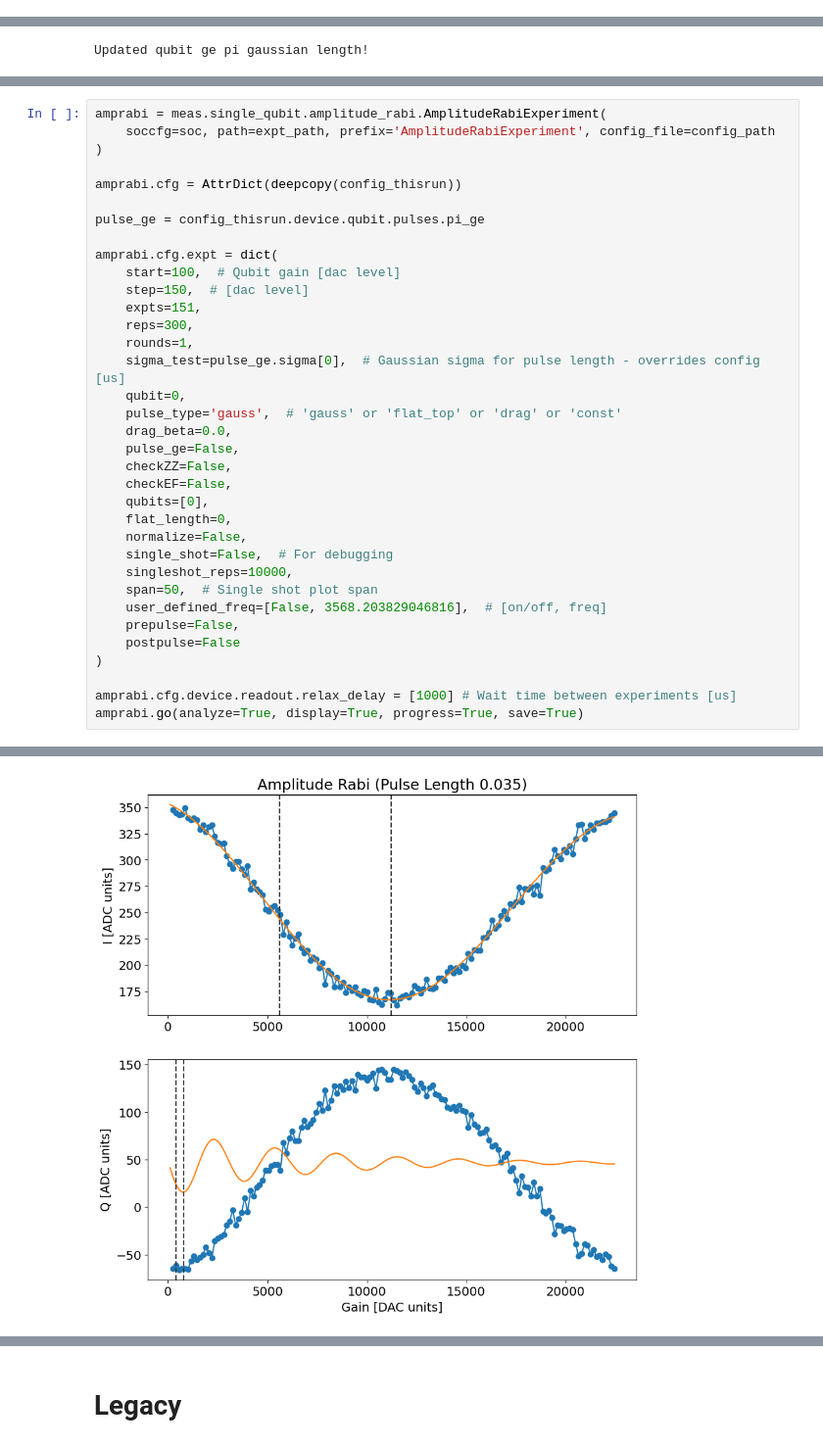
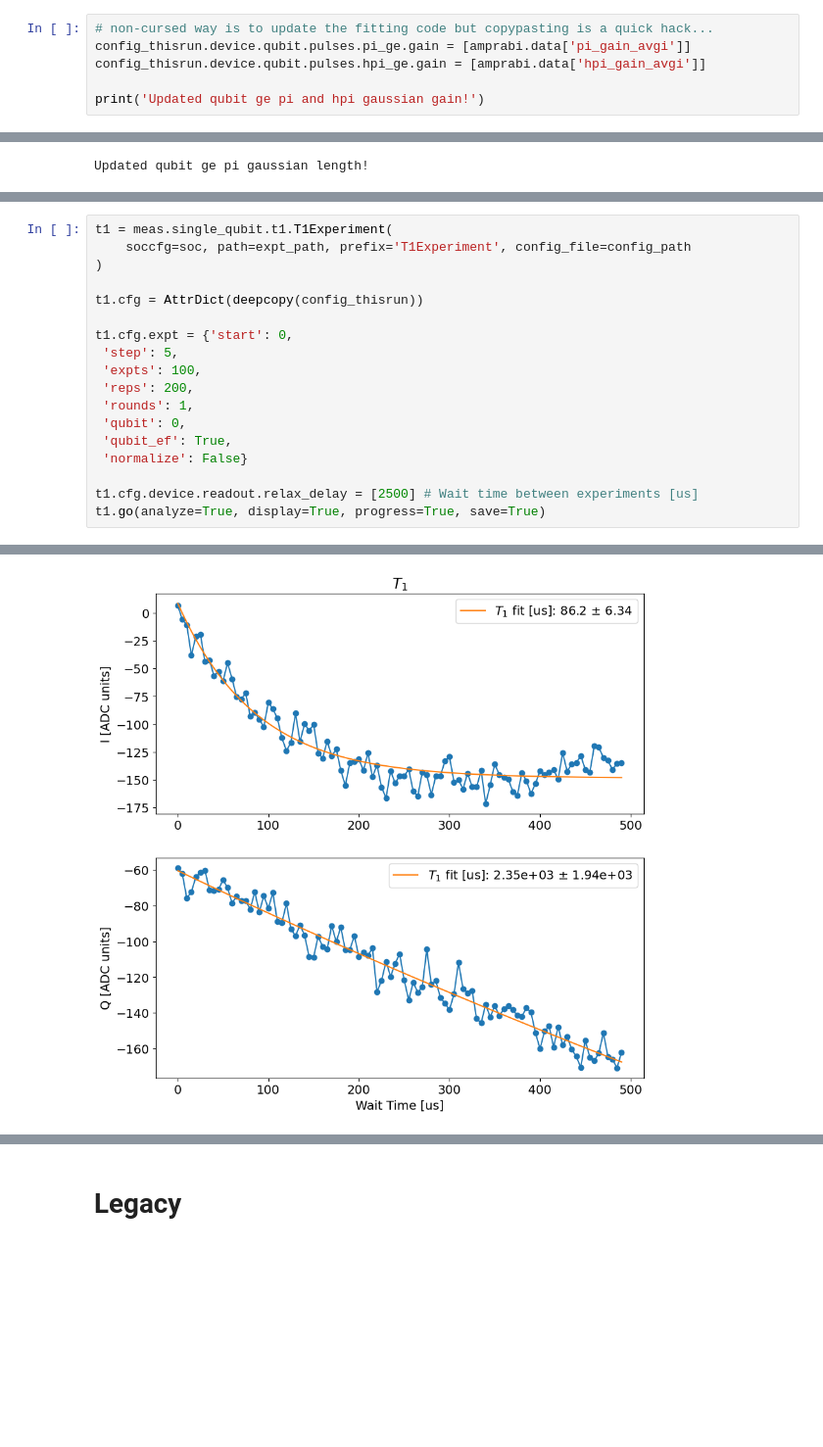
Before and after one commit to SchusterLab/multimode_expts, a Jupyter notebook: single_qubit_autocalibrate.ipynb, the cells around one changed output, grey strips where cells are left out. Shown at 98% size. Drawn from its saved outputs; the diff is of its cells as text; blank space fills up the shorter version.

Commit message:
single qubit characterization up to t2

```diff
--- a/single_qubit_autocalibrate.ipynb
+++ b/single_qubit_autocalibrate.ipynb
@@ -242,0 +289,6 @@ Updated qubit ge frequency!
+# %%
+# non-cursed way is to update the fitting code but copypasting is a quick hack...
+config_thisrun.device.qubit.pulses.pi_ge.gain = [amprabi.data['pi_gain_avgi']]
+config_thisrun.device.qubit.pulses.hpi_ge.gain = [amprabi.data['hpi_gain_avgi']]
+
+print('Updated qubit ge pi and hpi gaussian gain!')
@@ -296,36 +364,19 @@ Updated qubit ge pi gaussian length!
 # %%
-amprabi = meas.single_qubit.amplitude_rabi.AmplitudeRabiExperiment(
-    soccfg=soc, path=expt_path, prefix='AmplitudeRabiExperiment', config_file=config_path
+t1 = meas.single_qubit.t1.T1Experiment(
+    soccfg=soc, path=expt_path, prefix='T1Experiment', config_file=config_path
 )
 
-amprabi.cfg = AttrDict(deepcopy(config_thisrun))
+t1.cfg = AttrDict(deepcopy(config_thisrun))
 
-pulse_ge = config_thisrun.device.qubit.pulses.pi_ge
+t1.cfg.expt = {'start': 0,
+ 'step': 5,
+ 'expts': 100,
+ 'reps': 200,
+ 'rounds': 1,
+ 'qubit': 0,
+ 'qubit_ef': True,
+ 'normalize': False}
 
-amprabi.cfg.expt = dict(
-    start=100,  # Qubit gain [dac level]
-    step=150,  # [dac level]
-    expts=151,
-    reps=300,
-    rounds=1,
-    sigma_test=pulse_ge.sigma[0],  # Gaussian sigma for pulse length - overrides config [us]
-    qubit=0,
-    pulse_type='gauss',  # 'gauss' or 'flat_top' or 'drag' or 'const'
-    drag_beta=0.0,
-    pulse_ge=False,
-    checkZZ=False,
-    checkEF=False,
-    qubits=[0],
-    flat_length=0,
-    normalize=False,
-    single_shot=False,  # For debugging
-    singleshot_reps=10000,
-    span=50,  # Single shot plot span
-    user_defined_freq=[False, 3568.203829046816],  # [on/off, freq]
-    prepulse=False,
-    postpulse=False
-)
-
-amprabi.cfg.device.readout.relax_delay = [1000] # Wait time between experiments [us]
-amprabi.go(analyze=True, display=True, progress=True, save=True)
+t1.cfg.device.readout.relax_delay = [2500] # Wait time between experiments [us]
+t1.go(analyze=True, display=True, progress=True, save=True)
 # %% [output]
@@ -339,2 +386,2 @@ Pi gain from avgq data [dac units]: 791
-[figure, old version]
+[figure, new version]
 # %%
```
Also changed, not shown: parts of 17 cells of this notebook.
